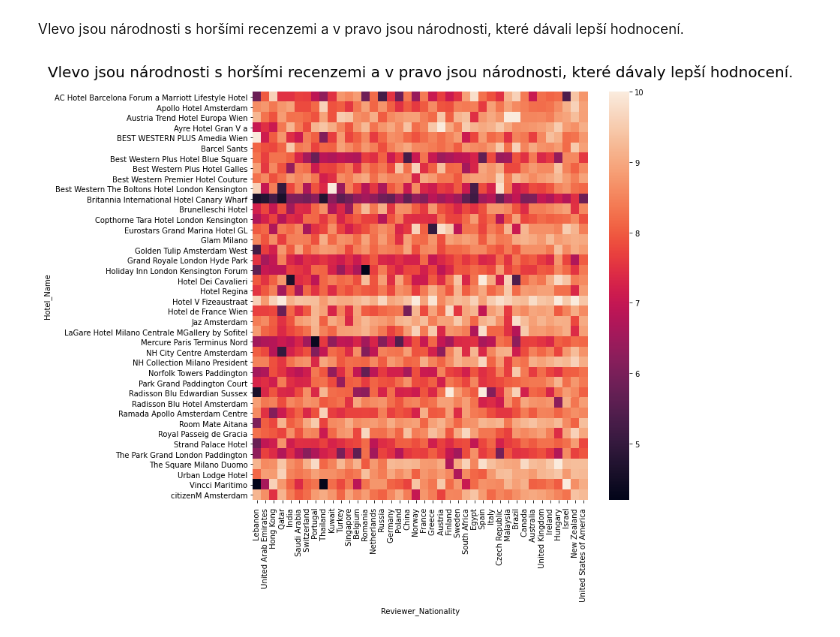
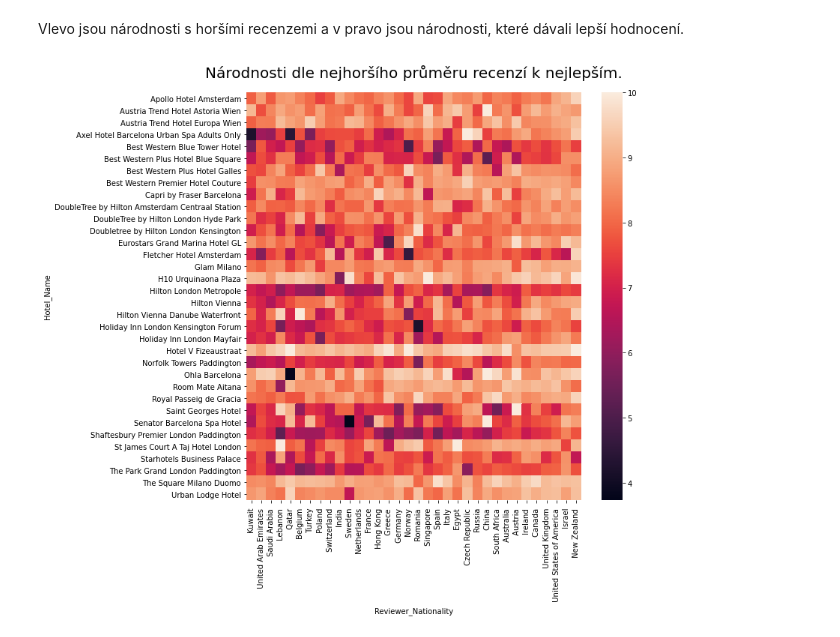
Before and after one commit to cermatej/vse-text-analysis, a Jupyter notebook: hotel_text_analysis.ipynb, the cells around one changed output. Drawn from its saved outputs; the diff is of its cells as text; code cells hidden in the pictures.

```diff
--- a/hotel_text_analysis.ipynb
+++ b/hotel_text_analysis.ipynb
@@ -196,2 +196,2 @@ hotel_pp[['Reviewer_Nationality', 'Nat_factor']]
 # %%
-hotel_pp['Objective_Score'] = hotel_pp['Reviewer_Score'] * hotel_pp['Nat_factor'] * hotel_pp['Type_factor'] * hotel_pp['N_Pers_factor'] * hotel_pp['Sent_factor']
+hotel_pp['Objective_Score'] = hotel_pp['Reviewer_Score'] * hotel_pp['Nat_factor'] * hotel_pp['Type_factor'] * hotel_pp['N_Pers_factor'] #* hotel_pp['Sent_factor']
@@ -664,7 +704,6 @@ sns.barplot(x='relative_counts', y='Reviewer_Nationality', data=top_reviewers);
 # %%
-nationality = hotel.loc[hotel.Reviewer_Nationality.isin(top_reviewers.Reviewer_Nationality)]
+nationality = hotel.loc[hotel.Reviewer_Nationality.isin(hotel_pp.Reviewer_Nationality)]
 nationality = nationality.groupby(['Hotel_Name'], as_index=False)['Reviewer_Nationality', 'Positive_Review', 'Reviewer_Score'].aggregate(
     {'Reviewer_Nationality':'nunique','Positive_Review':'count','Reviewer_Score':'mean'})
 nationality = nationality.rename(columns={"Positive_Review": "Reviews"})
 nationality = nationality.sort_values('Reviewer_Nationality',ascending=False).iloc[:top_n].reset_index(drop=True)
-nationality
@@ -690,7 +711,7 @@ nationality
 **tabulka s top národnostma a hotelů, u kterých měli renceze všechny top národnosti**
 # %%
 hotel_an = hotel.loc[hotel.Hotel_Name.isin(nationality.Hotel_Name)]
-hotel_an = hotel_an.loc[hotel.Reviewer_Nationality.isin(top_reviewers.Reviewer_Nationality)].reset_index(drop=True) #hotely, u kterych recenzovaly všechny top národnosti
+hotel_an = hotel_an.loc[hotel.Reviewer_Nationality.isin(hotel_pp.Reviewer_Nationality)].reset_index(drop=True) #hotely, u kterych recenzovaly všechny top národnosti
 hotel_an = hotel_an[['Hotel_Name','Reviewer_Nationality', 'Positive_Review', 'Reviewer_Score']]
 hotel_an = hotel_an.groupby(['Hotel_Name','Reviewer_Nationality'], as_index=False).aggregate(
     {'Positive_Review':'count','Reviewer_Score':'mean'})
@@ -728,13 +743,48 @@ pivot_n_h = pivot_n_h.reindex([' Lebanon ', ' United Arab Emirates ', ' Hong Kon
+# %%
+pivot_n_h = pivot_n_h.reindex([' Kuwait ',
+ ' United Arab Emirates ',
+ ' Saudi Arabia ',
+ ' Lebanon ',
+ ' Qatar ',
+ ' Belgium ',
+ ' Turkey ',
+ ' Poland ',
+ ' Switzerland ',
+ ' India ',
+ ' Sweden ',
+ ' Netherlands ',
+ ' France ',
+ ' Hong Kong ',
+ ' Greece ',
+ ' Germany ',
+ ' Norway ',
+ ' Romania ',
+ ' Singapore ',
+ ' Spain ',
+ ' Italy ',
+ ' Egypt ',
+ ' Czech Republic ',
+ ' Russia ',
+ ' China ',
+ ' South Africa ',
+ ' Australia ',
+ ' Austria ',
+ ' Ireland ',
+ ' Canada ',
+ ' United Kingdom ',
+ ' United States of America ',
+ ' Israel ',
+ ' New Zealand '], axis=1)
 # %% [markdown]
 Vlevo jsou národnosti s horšími recenzemi a v pravo jsou národnosti, které dávali lepší hodnocení.
 # %%
 plt.figure(figsize=(10, 10))
 
 
 ax = plt.axes()
 sns.heatmap(pivot_n_h, ax = ax)
 
-ax.set_title('Vlevo jsou národnosti s horšími recenzemi a v pravo jsou národnosti, které dávaly lepší hodnocení.' , fontsize = 20, pad=20)
+ax.set_title('Národnosti dle nejhoršího průměru recenzí k nejlepším.' , fontsize = 20, pad=20)
 plt.show()
 # %% [output]
-[figure, old version]
+[figure, new version]
```
Also changed, not shown: parts of 31 cells of this notebook, 1 other file.
